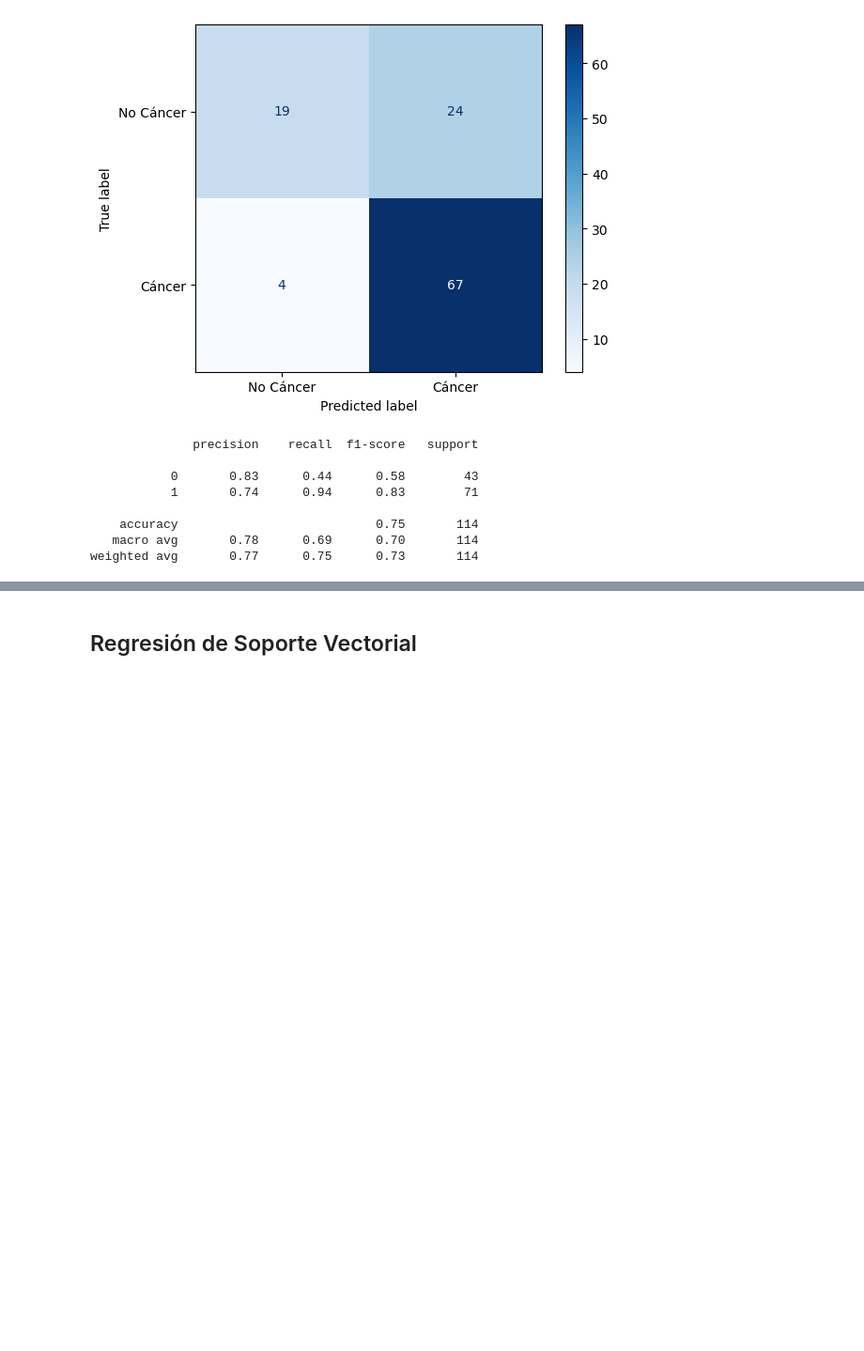
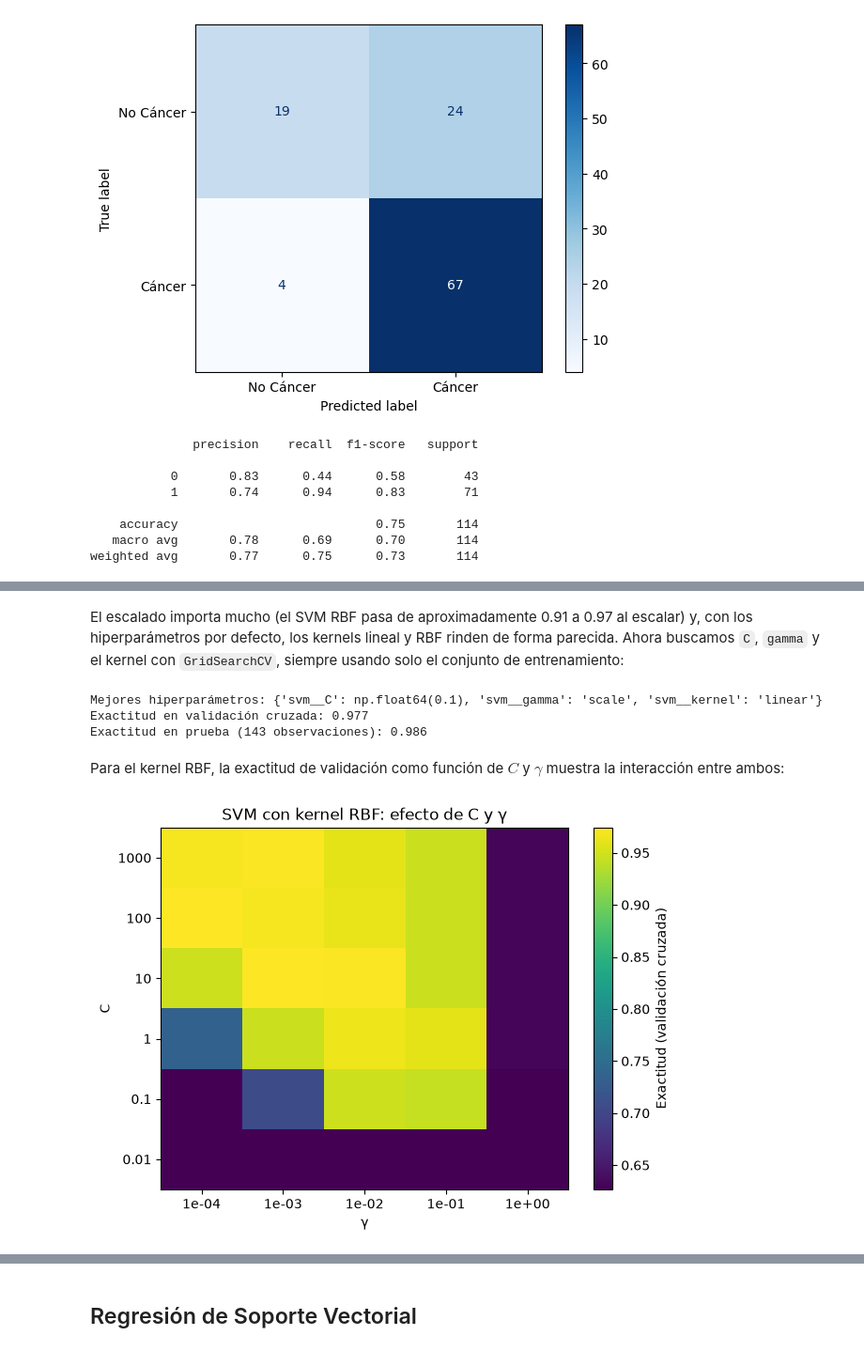
Before and after one commit to contreras-juan/Material-Ciencia-de-Datos, a Jupyter notebook: Machine_Learning/Supervised/06_SVM.ipynb, the cells around one changed output, grey strips where cells are left out. Shown at 94% size. Cells and saved outputs as stored; diff of their text form; code cells hidden in the pictures; blank space fills up the shorter version.

```diff
--- a/Machine_Learning/Supervised/06_SVM.ipynb
+++ b/Machine_Learning/Supervised/06_SVM.ipynb
@@ -439,0 +510,36 @@ weighted avg       0.77      0.75      0.73       114
+# %% [markdown]
+El escalado importa mucho (el SVM RBF pasa de aproximadamente 0.91 a 0.97 al escalar) y, con los hiperparámetros por defecto, los kernels lineal y RBF rinden de forma parecida. Ahora buscamos `C`, `gamma` y el kernel con `GridSearchCV`, siempre usando solo el conjunto de entrenamiento:
+# %%
+pipe = Pipeline([('escalador', StandardScaler()), ('svm', SVC())])
+grilla = {
+    'svm__kernel': ['linear', 'rbf'],
+    'svm__C': np.logspace(-2, 3, 6),
+    'svm__gamma': ['scale'] + list(np.logspace(-4, 0, 5)),
+}
+busqueda = GridSearchCV(pipe, grilla, cv=cv).fit(X_train, y_train)
+
+print('Mejores hiperparámetros:', busqueda.best_params_)
+print(f'Exactitud en validación cruzada: {busqueda.best_score_:.3f}')
+print(f'Exactitud en prueba ({len(y_test)} observaciones): {busqueda.score(X_test, y_test):.3f}')
+# %% [output]
+Mejores hiperparámetros: {'svm__C': np.float64(0.1), 'svm__gamma': 'scale', 'svm__kernel': 'linear'}
+Exactitud en validación cruzada: 0.977
+Exactitud en prueba (143 observaciones): 0.986
+# %% [markdown]
+Para el kernel RBF, la exactitud de validación como función de $C$ y $\gamma$ muestra la interacción entre ambos:
+# %%
+resultados = pd.DataFrame(busqueda.cv_results_)
+rbf = resultados[(resultados.param_svm__kernel == 'rbf') & (resultados.param_svm__gamma != 'scale')]
+tabla = rbf.pivot_table(index='param_svm__C', columns='param_svm__gamma', values='mean_test_score').astype(float)
+
+plt.figure(figsize=(7, 5))
+plt.imshow(tabla.values, cmap='viridis', origin='lower', aspect='auto')
+plt.colorbar(label='Exactitud (validación cruzada)')
+plt.xticks(range(tabla.shape[1]), [f'{g:.0e}' for g in tabla.columns])
+plt.yticks(range(tabla.shape[0]), [f'{c:g}' for c in tabla.index])
+plt.xlabel('γ')
+plt.ylabel('C')
+plt.title('SVM con kernel RBF: efecto de C y γ')
+plt.show()
+# %% [output]
+[figure, added]
```
Also changed, not shown: parts of 6 cells of this notebook, 2 other files.
